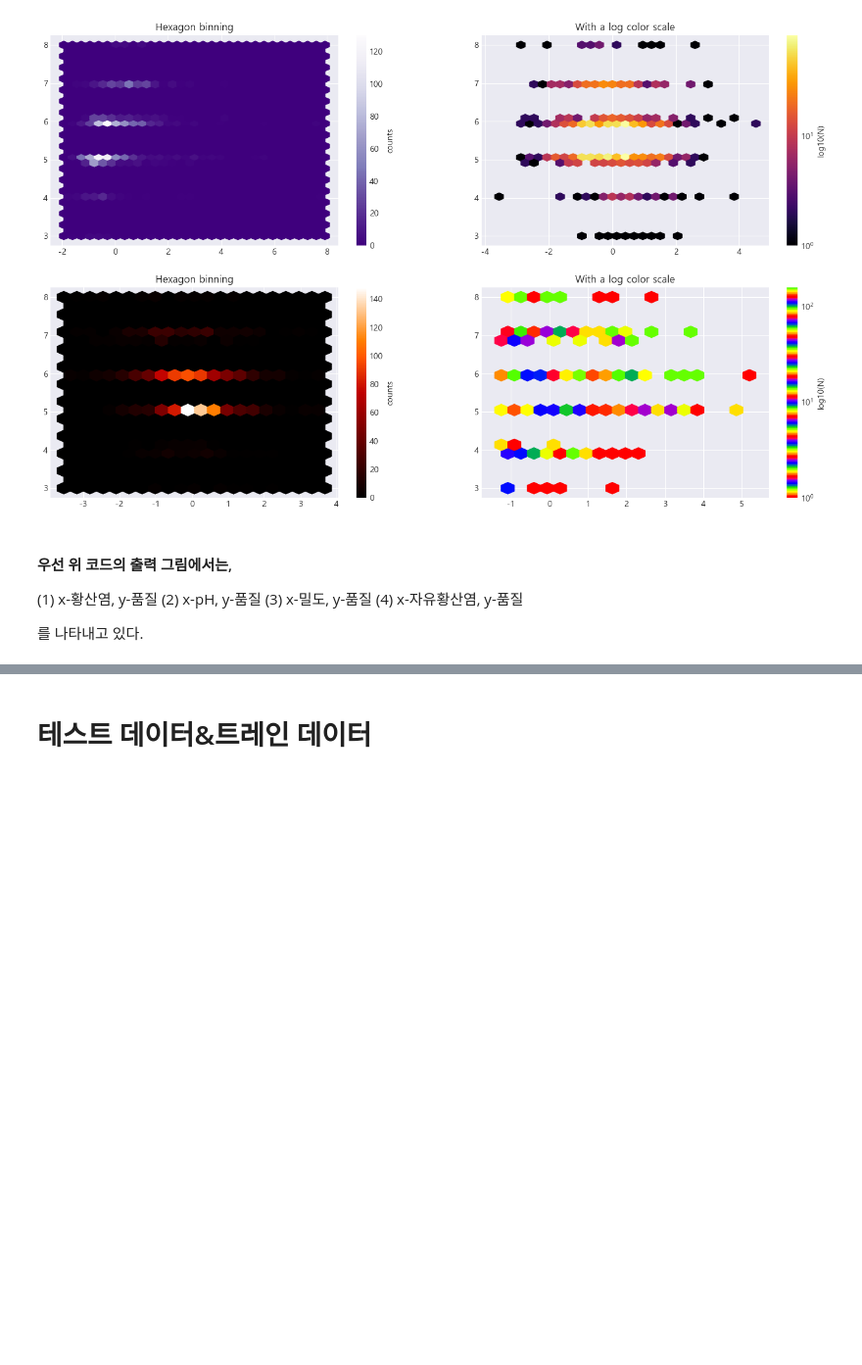
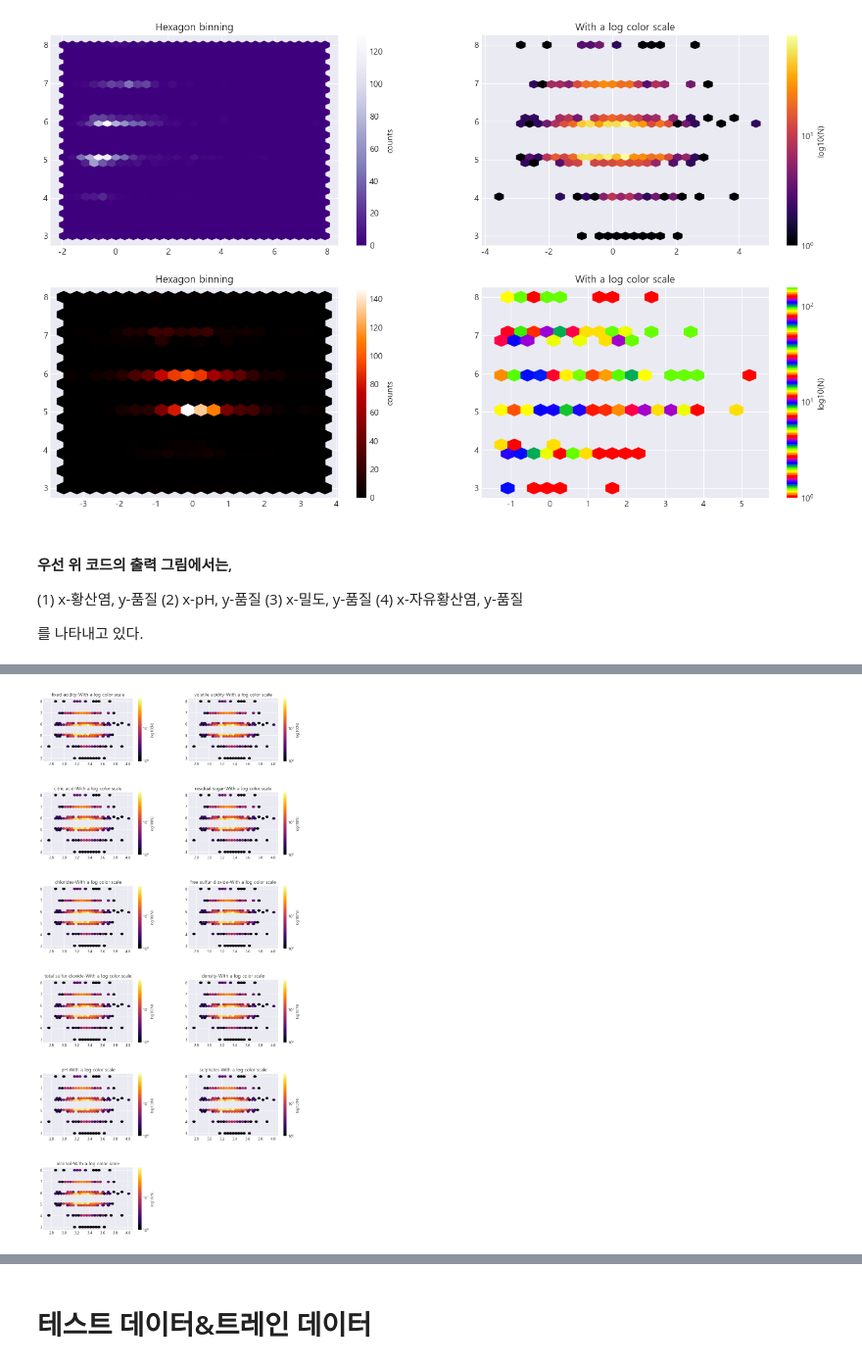
Before and after one commit to yeonho0214/test, a Jupyter notebook: 기계학습및설계 프로젝트.ipynb, the cells around one changed output, grey strips where cells are left out. Shown at 98% size. Saved outputs shown, nothing was run; the diff lists cells and outputs as text; code cells hidden in the pictures; blank space fills up the shorter version.

```diff
--- a/기계학습및설계 프로젝트.ipynb
+++ b/기계학습및설계 프로젝트.ipynb
@@ -544,0 +397,32 @@ plt.show()
+# %%
+import matplotlib.pyplot as plt
+
+# 독립변수들의 리스트
+independent_variables = ["fixed acidity", "volatile acidity", "citric acid",
+                         "residual sugar", "chlorides", "free sulfur dioxide",
+                         "total sulfur dioxide", "density", "pH", "sulphates",
+                         "alcohol"]
+quality_variable = "quality"
+
+# 그림의 크기 및 서브플롯 설정
+fig, axes = plt.subplots(nrows=6, ncols=2, figsize=(12,25))
+axes = axes.flatten()
+
+# 반복문을 통한 서브플롯 생성
+for i, ax in enumerate(axes):
+    # 11개의 변수까지만 반복
+    if i < len(independent_variables):
+        hb = ax.hexbin(df["pH"], df["quality"], gridsize = 30, bins = 'log', cmap = 'inferno')
+        ax.set_title(f"{independent_variables[i]}-With a log color scale")
+        cb = fig.colorbar(hb, ax = ax, label = 'log10(N)')
+
+    else:
+        # 11개 이후의 서브플롯 삭제
+        fig.delaxes(ax)
+
+# 세로 간격 조절
+plt.subplots_adjust(wspace=0.3, hspace=0.5)
+
+plt.show()
+# %% [output]
+[figure, added]
```
Also changed, not shown: parts of 47 cells of this notebook.
